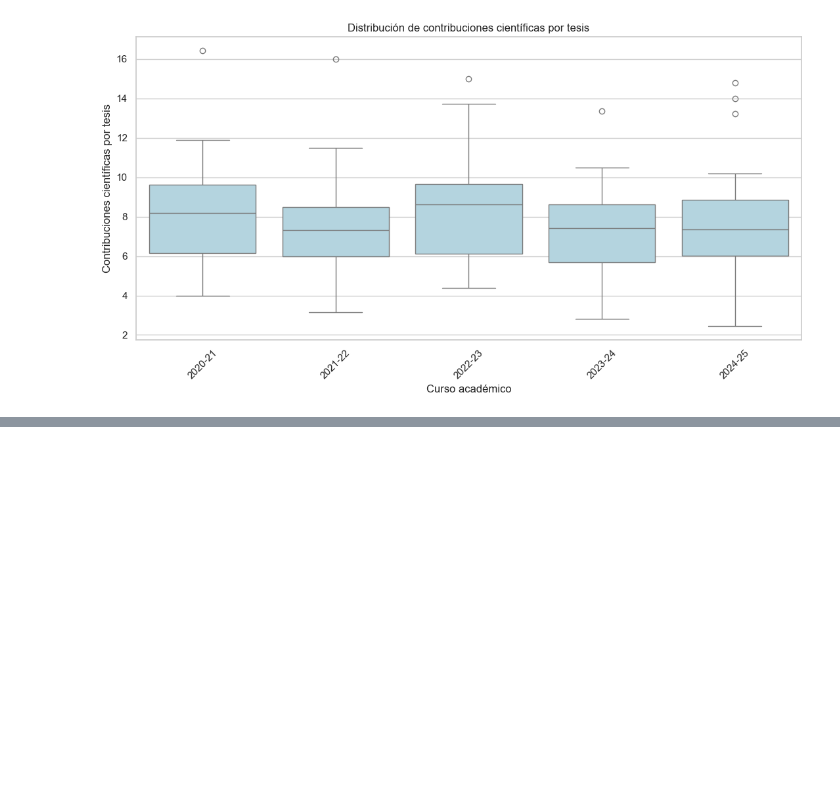
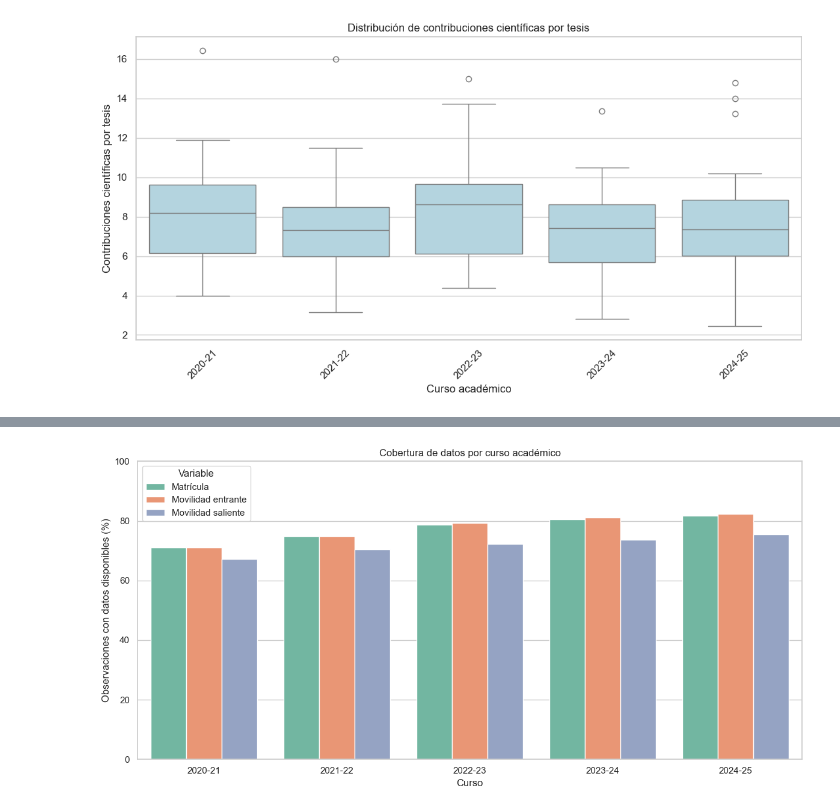
Before and after one commit to SVidal05/GPR_university_benchmark, a Jupyter notebook: notebooks/DataXplorERASMUS.ipynb, the cells around one changed output, grey strips where cells are left out. Saved outputs shown, nothing was run; the diff lists cells and outputs as text; code cells hidden in the pictures; blank space fills up the shorter version.

Commit message:
data: add processed UPV datasets and EDA results

```diff
--- a/notebooks/DataXplorERASMUS.ipynb
+++ b/notebooks/DataXplorERASMUS.ipynb
@@ -813,0 +1072,37 @@ plt.show()
+# %%
+
+columnas_pct = {
+    "CON_MATRICULA_PCT": "Matrícula",
+    "CON_MOVILIDAD_ENTRANTE_PCT": "Movilidad entrante",
+    "CON_MOVILIDAD_SALIENTE_PCT": "Movilidad saliente"
+}
+
+cobertura_larga = cobertura_curso.melt(
+    id_vars="CURSO",
+    value_vars=list(columnas_pct.keys()),
+    var_name="VARIABLE",
+    value_name="COBERTURA"
+)
+
+cobertura_larga["VARIABLE"] = (
+    cobertura_larga["VARIABLE"].replace(columnas_pct)
+)
+
+plt.figure(figsize=(12, 6))
+
+sns.barplot(
+    data=cobertura_larga,
+    x="CURSO",
+    y="COBERTURA",
+    hue="VARIABLE"
+)
+
+plt.title("Cobertura de datos por curso académico")
+plt.xlabel("Curso")
+plt.ylabel("Observaciones con datos disponibles (%)")
+plt.ylim(0, 100)
+plt.legend(title="Variable")
+plt.tight_layout()
+plt.show()
+# %% [output]
+[figure, added]
```
Also changed, not shown: parts of 11 cells of this notebook, 12 other files.
